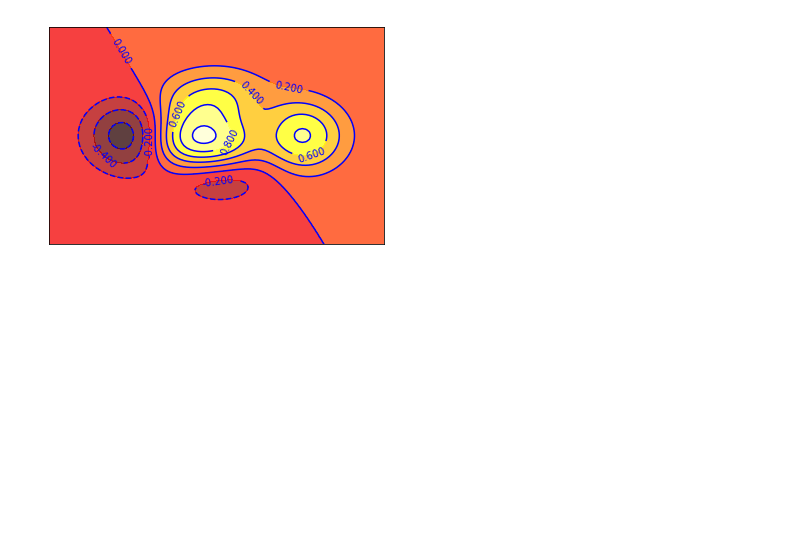
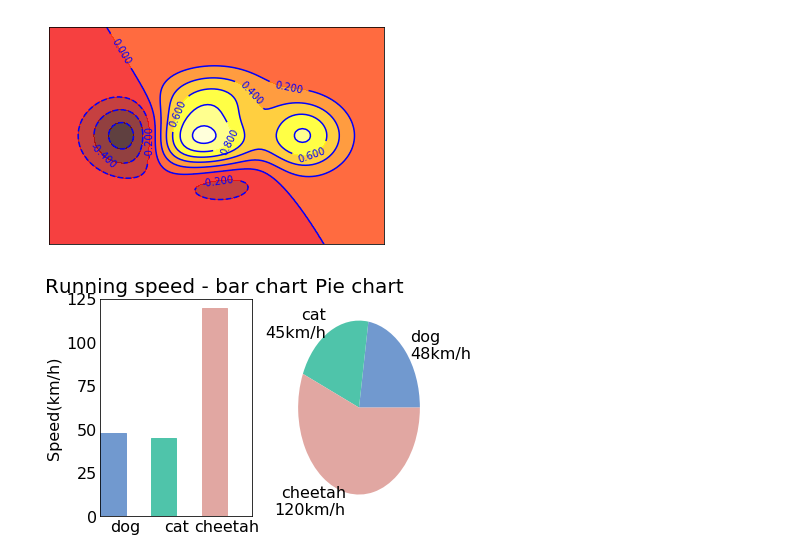
Before and after one commit to wengelearning/jupyter, a Jupyter notebook: matplotlib-直方图-等高线.ipynb, the cells around one changed output. Drawn from its saved outputs; the diff is of its cells as text; code cells hidden in the pictures; blank space fills up the shorter version.

```diff
--- a/matplotlib-直方图-等高线.ipynb
+++ b/matplotlib-直方图-等高线.ipynb
@@ -23,3 +23,56 @@ plt.yticks(())
 plt.show()
 # %% [output]
 [figure]
+# %%
+import matplotlib as mpl
+import matplotlib.pyplot as plt
+import numpy as np
+
+mpl.rcParams['axes.titlesize'] = 20
+mpl.rcParams['xtick.labelsize'] = 16
+mpl.rcParams['ytick.labelsize'] = 16
+mpl.rcParams['axes.labelsize'] = 16
+mpl.rcParams['xtick.major.size'] = 0
+mpl.rcParams['ytick.major.size'] = 0
+
+speed_map = {
+    'dog': (48, '#7199cf'),
+    'cat': (45, '#4fc4aa'),
+    'cheetah': (120, '#e1a7a2')
+}
+fig = plt.figure('Bar chart & Pie chart')
+# 在整张图上加入一个子图，121的意思是在一个1行2列的子图中的第一张
+ax = fig.add_subplot(121)
+ax.set_title('Running speed - bar chart')
+# 生成x轴每个元素的位置
+xticks = np.arange(3)
+# 定义柱状图每个柱的宽度
+bar_width = 0.5
+# 动物名称
+animals = speed_map.keys()
+# 奔跑速度
+speeds = [x[0] for x in speed_map.values()]
+# 对应颜色
+colors = [x[1] for x in speed_map.values()]
+# 画柱状图，横轴是动物标签的位置，纵轴是速度，定义柱的宽度，同时设置柱的边缘为透明
+bars = ax.bar(xticks, speeds, width=bar_width, edgecolor='none')
+# 设置y轴的标题
+ax.set_ylabel('Speed(km/h)')
+# x轴每个标签的具体位置，设置为每个柱的中央
+ax.set_xticks(xticks+bar_width/2)
+# 设置每个标签的名字
+ax.set_xticklabels(animals)
+# 设置x轴的范围
+ax.set_xlim([bar_width/2-0.5, 3-bar_width/2])
+# 设置y轴的范围
+ax.set_ylim([0, 125])
+# 给每个bar分配指定的颜色
+for bar, color in zip(bars, colors):
+    bar.set_color(color)
+ax=fig.add_subplot(122)#在122位置加入新的图
+ax.set_title('Pie chart')
+labels=['{}\n{}km/h'.format(animal,speed) for animal,speed in zip(animals,speeds)]
+ax.pie(speeds,labels=labels,colors=colors)
+plt.show()
+# %% [output]
+[figure, added]
```
Also changed, not shown: 3 other files.
